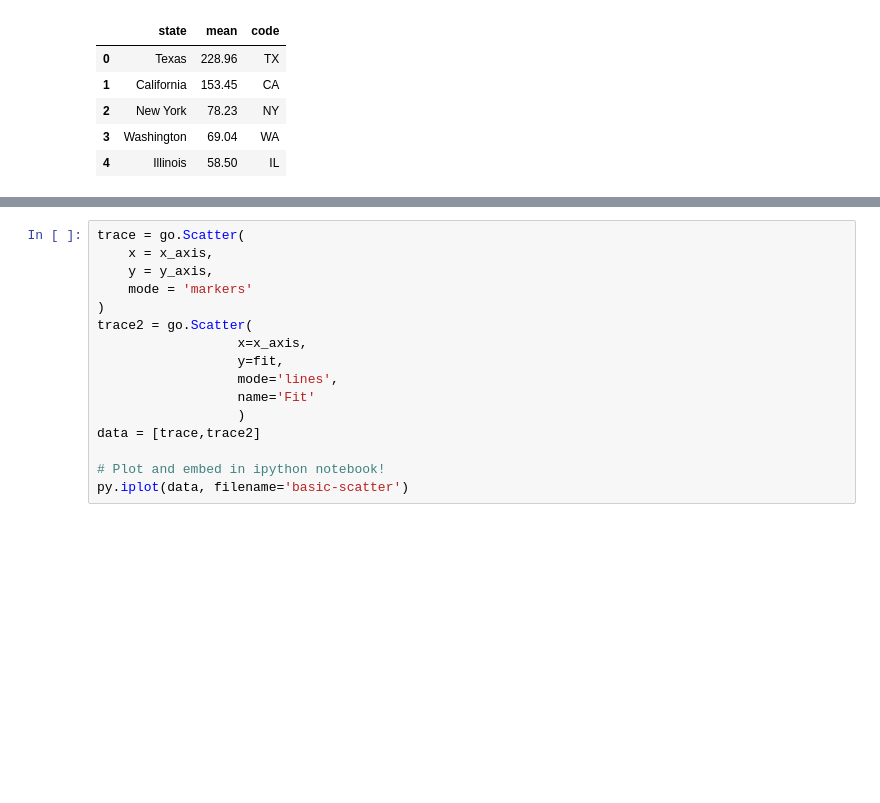
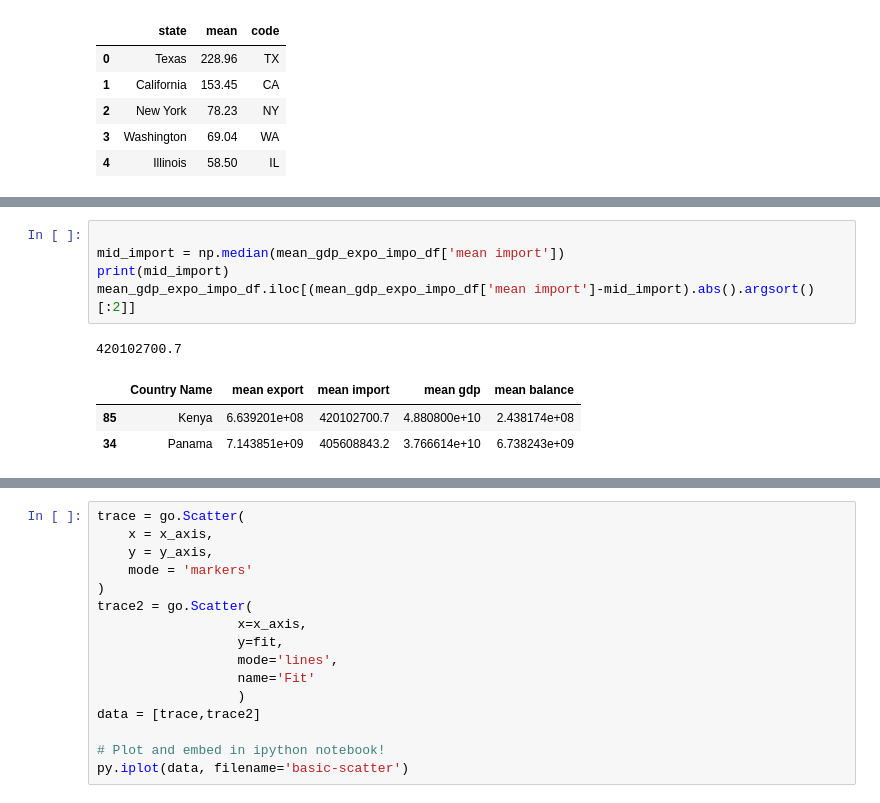
Before and after one commit to 8135tao/US-import-export, a Jupyter notebook: PRESENT.ipynb, the cells around one changed output, grey strips where cells are left out. Cells and saved outputs as stored; diff of their text form; blank space fills up the shorter version.

```diff
--- a/PRESENT.ipynb
+++ b/PRESENT.ipynb
@@ -84,0 +99,10 @@ mean_gdp_expo_impo_df.head()
+# %%
+
+mid_import = np.median(mean_gdp_expo_impo_df['mean import'])
+print(mid_import)
+mean_gdp_expo_impo_df.iloc[(mean_gdp_expo_impo_df['mean import']-mid_import).abs().argsort()[:2]]
+# %% [output]
+420102700.7
+|  | Country Name | mean export | mean import | mean gdp | mean balance |
+| 85 | Kenya | 6.639201e+08 | 420102700.7 | 4.880800e+10 | 2.438174e+08 |
+| 34 | Panama | 7.143851e+09 | 405608843.2 | 3.766614e+10 | 6.738243e+09 |
```
Also changed, not shown: parts of 8 cells of this notebook, 5 other files.
